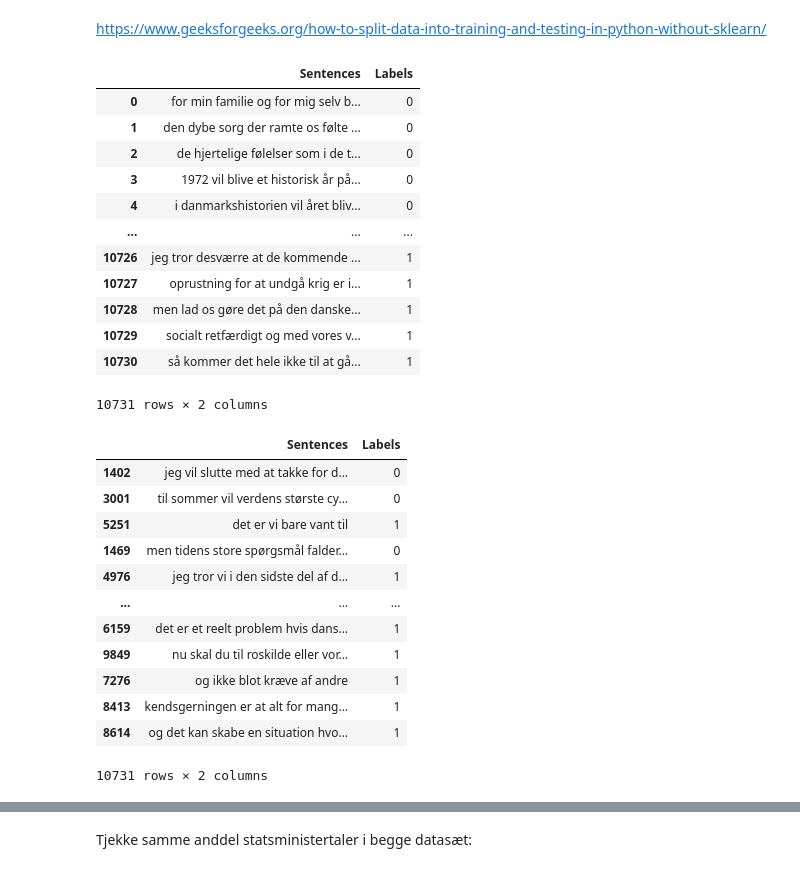
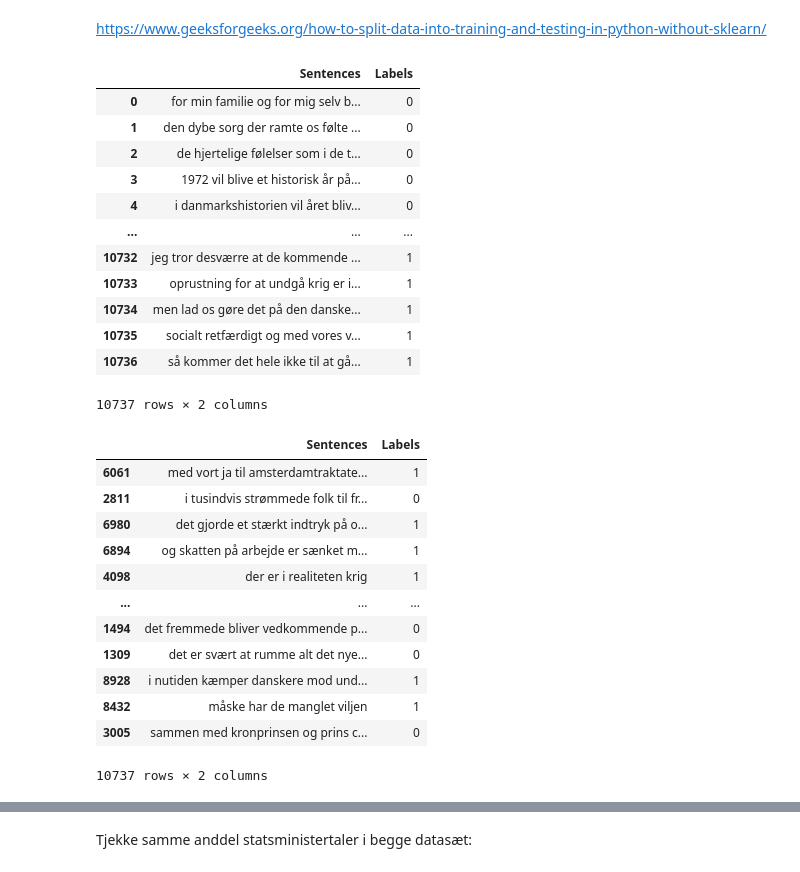
Before and after one commit to ChristianDTU/Nyt-rstaler, a Jupyter notebook: BOW_n-grams.ipynb, the cells around one changed output, grey strips where cells are left out. Drawn from its saved outputs; the diff is of its cells as text; code cells hidden in the pictures.

```diff
--- a/BOW_n-grams.ipynb
+++ b/BOW_n-grams.ipynb
@@ -86,0 +67,15 @@ print(len(sentences_list))
+# %%
+all_sentences_list = []
+all_labels_list = []
+
+# Margrethe sentences
+for sent, lab in Margrethe_sentences_with_labels.items():
+    all_sentences_list.append(sent)
+    all_labels_list.append(lab)
+
+# Statsminister sentences
+for sent, lab in Statsministeren_sentences_with_labels.items():
+    all_sentences_list.append(sent)
+    all_labels_list.append(lab)
+# pprint(all_sentences)
+print(len(all_sentences_list))
@@ -90,39 +87,39 @@ print(len(sentences_list))
 https://www.geeksforgeeks.org/how-to-split-data-into-training-and-testing-in-python-without-sklearn/
 # %%
 df = pd.DataFrame({
-    "Sentences": sentences_list,
-    "Labels": labels_list,
+    "Sentences": all_sentences_list,
+    "Labels": all_labels_list,
 })
 df
 # %% [output]
 |  | Sentences | Labels |
 | 0 | for min familie og for mig selv b... | 0 |
 | 1 | den dybe sorg der ramte os følte ... | 0 |
 | 2 | de hjertelige følelser som i de t... | 0 |
 | 3 | 1972 vil blive et historisk år på... | 0 |
 | 4 | i danmarkshistorien vil året bliv... | 0 |
 | ... | ... | ... |
-| 10726 | jeg tror desværre at de kommende ... | 1 |
-| 10727 | oprustning for at undgå krig er i... | 1 |
-| 10728 | men lad os gøre det på den danske... | 1 |
-| 10729 | socialt retfærdigt og med vores v... | 1 |
-| 10730 | så kommer det hele ikke til at gå... | 1 |
+| 10732 | jeg tror desværre at de kommende ... | 1 |
+| 10733 | oprustning for at undgå krig er i... | 1 |
+| 10734 | men lad os gøre det på den danske... | 1 |
+| 10735 | socialt retfærdigt og med vores v... | 1 |
+| 10736 | så kommer det hele ikke til at gå... | 1 |
-10731 rows × 2 columns
+10737 rows × 2 columns
 # %%
 # Shuffle dataframe using sample function
 df = df.sample(frac=1)
 df
 # %% [output]
 |  | Sentences | Labels |
-| 1402 | jeg vil slutte med at takke for d... | 0 |
-| 3001 | til sommer vil verdens største cy... | 0 |
-| 5251 | det er vi bare vant til | 1 |
-| 1469 | men tidens store spørgsmål falder... | 0 |
-| 4976 | jeg tror vi i den sidste del af d... | 1 |
+| 6061 | med vort ja til amsterdamtraktate... | 1 |
+| 2811 | i tusindvis strømmede folk til fr... | 0 |
+| 6980 | det gjorde et stærkt indtryk på o... | 1 |
+| 6894 | og skatten på arbejde er sænket m... | 1 |
+| 4098 | der er i realiteten krig | 1 |
 | ... | ... | ... |
-| 6159 | det er et reelt problem hvis dans... | 1 |
-| 9849 | nu skal du til roskilde eller vor... | 1 |
-| 7276 | og ikke blot kræve af andre | 1 |
-| 8413 | kendsgerningen er at alt for mang... | 1 |
-| 8614 | og det kan skabe en situation hvo... | 1 |
+| 1494 | det fremmede bliver vedkommende p... | 0 |
+| 1309 | det er svært at rumme alt det nye... | 0 |
+| 8928 | i nutiden kæmper danskere mod und... | 1 |
+| 8432 | måske har de manglet viljen | 1 |
+| 3005 | sammen med kronprinsen og prins c... | 0 |
-10731 rows × 2 columns
+10737 rows × 2 columns
```
Also changed, not shown: parts of 30 cells of this notebook.
